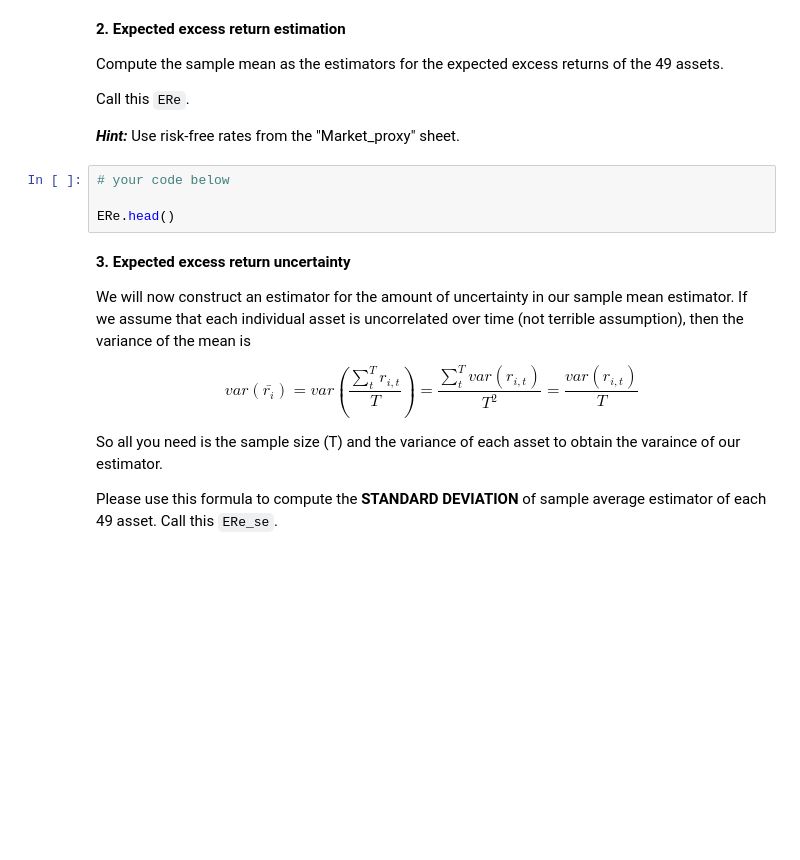
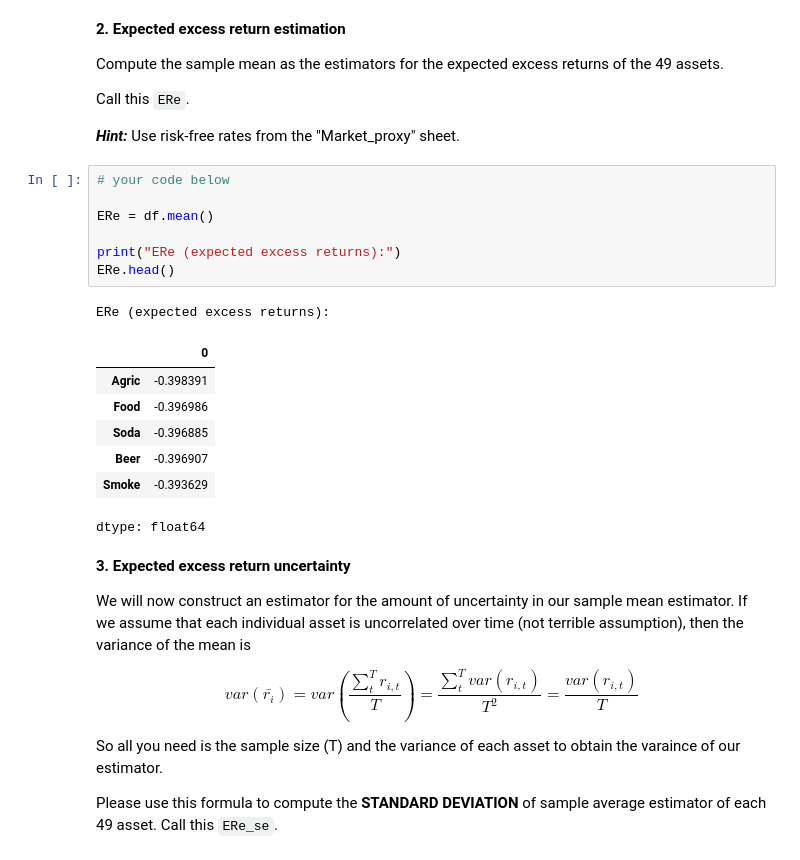
Before and after one commit to Vivianzisheng666/easy-works, a Jupyter notebook: chapters/Assignments/Assignment4.ipynb, the cells around one changed output. Saved outputs shown, nothing was run; the diff lists cells and outputs as text; blank space fills up the shorter version.

```diff
--- a/chapters/Assignments/Assignment4.ipynb
+++ b/chapters/Assignments/Assignment4.ipynb
@@ -105,7 +113,19 @@ Use risk-free rates from the "Market_proxy" sheet.
 # %%
 # your code below
 
+ERe = df.mean()
+
+print("ERe (expected excess returns):")
 ERe.head()
+# %% [output]
+ERe (expected excess returns):
+|  | 0 |
+| Agric | -0.398391 |
+| Food | -0.396986 |
+| Soda | -0.396885 |
+| Beer | -0.396907 |
+| Smoke | -0.393629 |
+dtype: float64
 # %% [markdown]
 **3. Expected excess return uncertainty**
 
```
Also changed, not shown: parts of 5 cells of this notebook.
